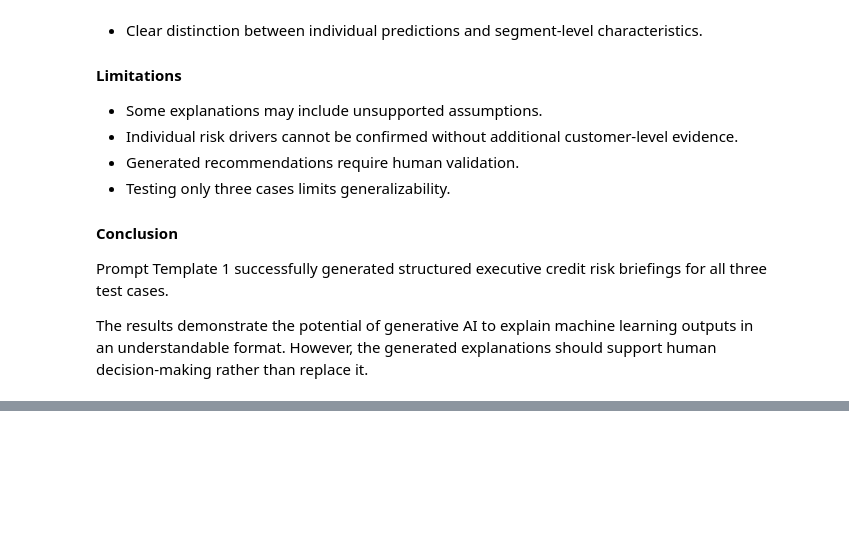
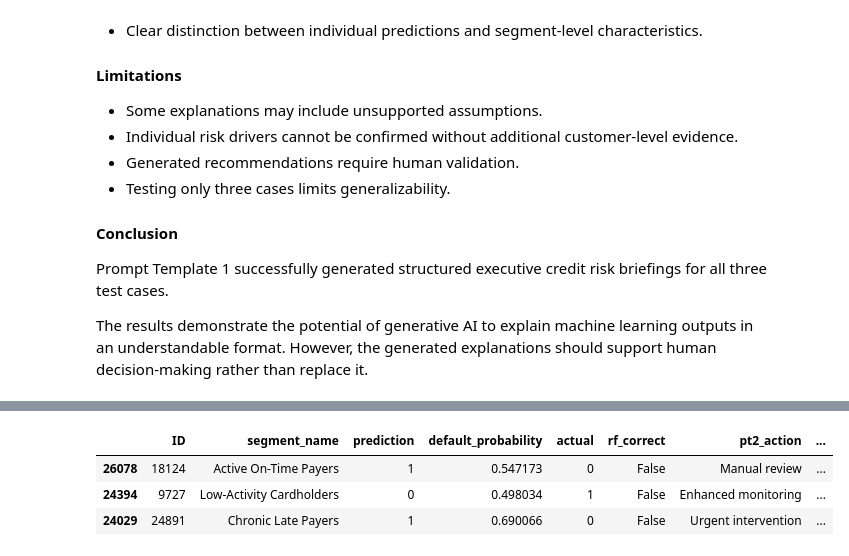
Before and after one commit to r-raghad/SWE485-Project-Group1, a Jupyter notebook: Generative_AI/Phase2_Generative_AI.ipynb, the cells around one changed output, grey strips where cells are left out. Cells and saved outputs as stored; diff of their text form; code cells hidden in the pictures; blank space fills up the shorter version.

```diff
--- a/Generative_AI/Phase2_Generative_AI.ipynb
+++ b/Generative_AI/Phase2_Generative_AI.ipynb
@@ -684,0 +1114,28 @@ rather than replace it.
+# %%
+actual_outcomes = (
+    preprocessed_data.set_index("ID")
+    .loc[prediction_results["ID"], "default.payment.next.month"]
+    .values
+)
+
+outcome_table = prediction_results[
+    ["ID", "segment_name", "prediction", "default_probability"]
+].copy()
+outcome_table["actual"] = actual_outcomes
+outcome_table["rf_correct"] = (
+    outcome_table["prediction"] == outcome_table["actual"]
+)
+outcome_table["pt2_action"] = [
+    (r["parsed_output"] or {}).get("action_level") for r in prompt_2_results
+]
+outcome_table["pt2_human_review"] = [
+    (r["parsed_output"] or {}).get("human_review_required")
+    for r in prompt_2_results
+]
+
+outcome_table
+# %% [output]
+|  | ID | segment_name | prediction | default_probability | actual | rf_correct | pt2_action | ... |
+| 26078 | 18124 | Active On-Time Payers | 1 | 0.547173 | 0 | False | Manual review | ... |
+| 24394 | 9727 | Low-Activity Cardholders | 0 | 0.498034 | 1 | False | Enhanced monitoring | ... |
+| 24029 | 24891 | Chronic Late Payers | 1 | 0.690066 | 0 | False | Urgent intervention | ... |
```
Also changed, not shown: parts of 23 cells of this notebook, 10 other files.
